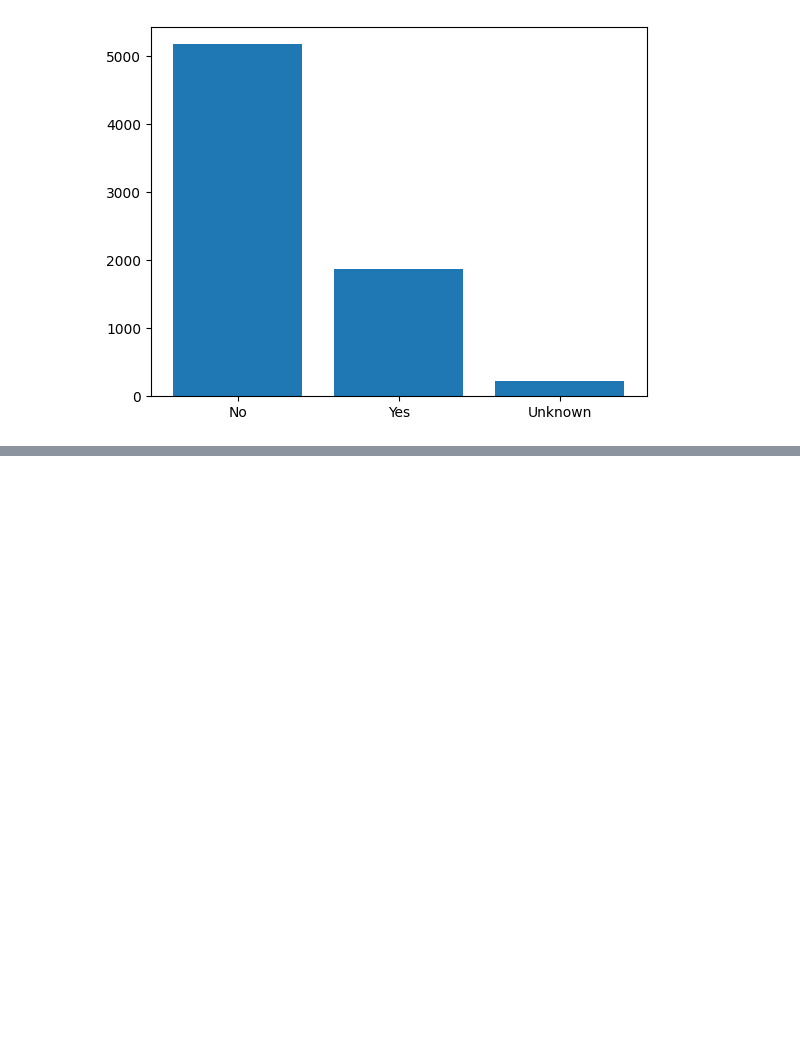
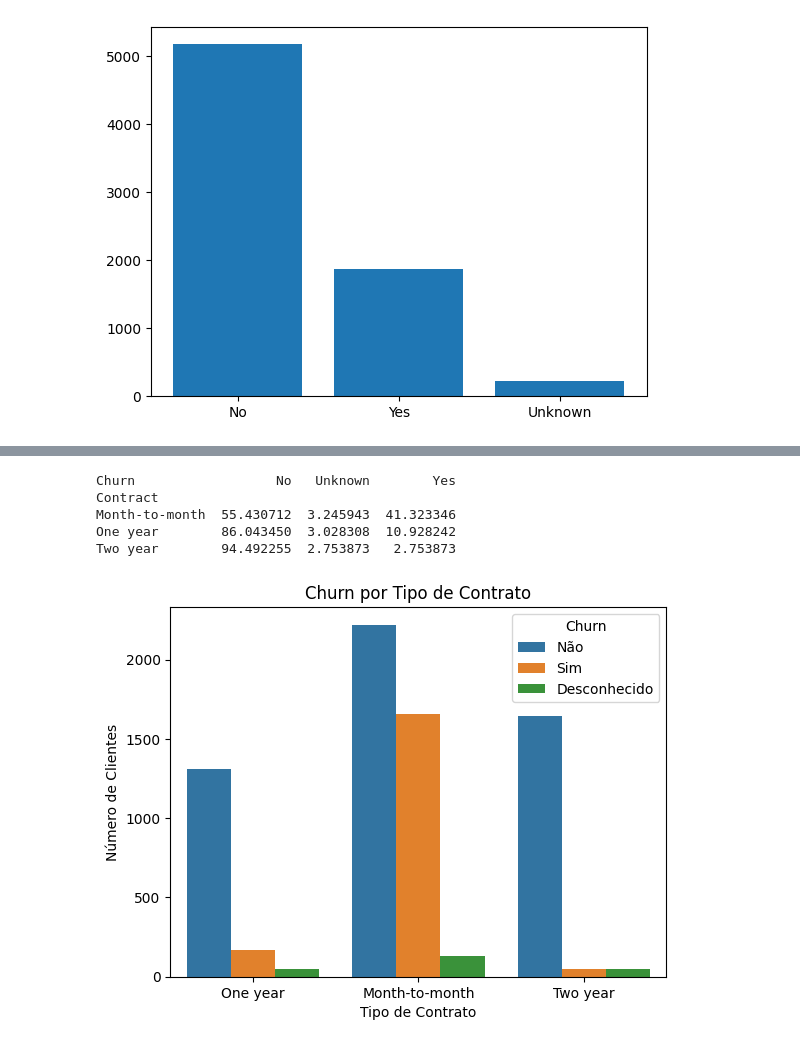
Before and after one commit to isenf/telecomx, a Jupyter notebook: Telecom_X.ipynb, the cells around one changed output, grey strips where cells are left out. Drawn from its saved outputs; the diff is of its cells as text; code cells hidden in the pictures; blank space fills up the shorter version.

```diff
--- a/Telecom_X.ipynb
+++ b/Telecom_X.ipynb
@@ -259,0 +274,4 @@ plt.show()
+# %%
+def geraTabela(col):
+  tabela = pd.crosstab(df[col], df['Churn'], normalize='index') * 100
+  print(tabela)
@@ -259,0 +289,10 @@ plt.show()
+# %%
+geraGrafico('Contract', 'Churn por Tipo de Contrato', 'Tipo de Contrato')
+geraTabela('Contract')
+# %% [output]
+Churn                  No   Unknown        Yes
+Contract
+Month-to-month  55.430712  3.245943  41.323346
+One year        86.043450  3.028308  10.928242
+Two year        94.492255  2.753873   2.753873
+[figure, added]
```
Also changed, not shown: parts of 10 cells of this notebook.
